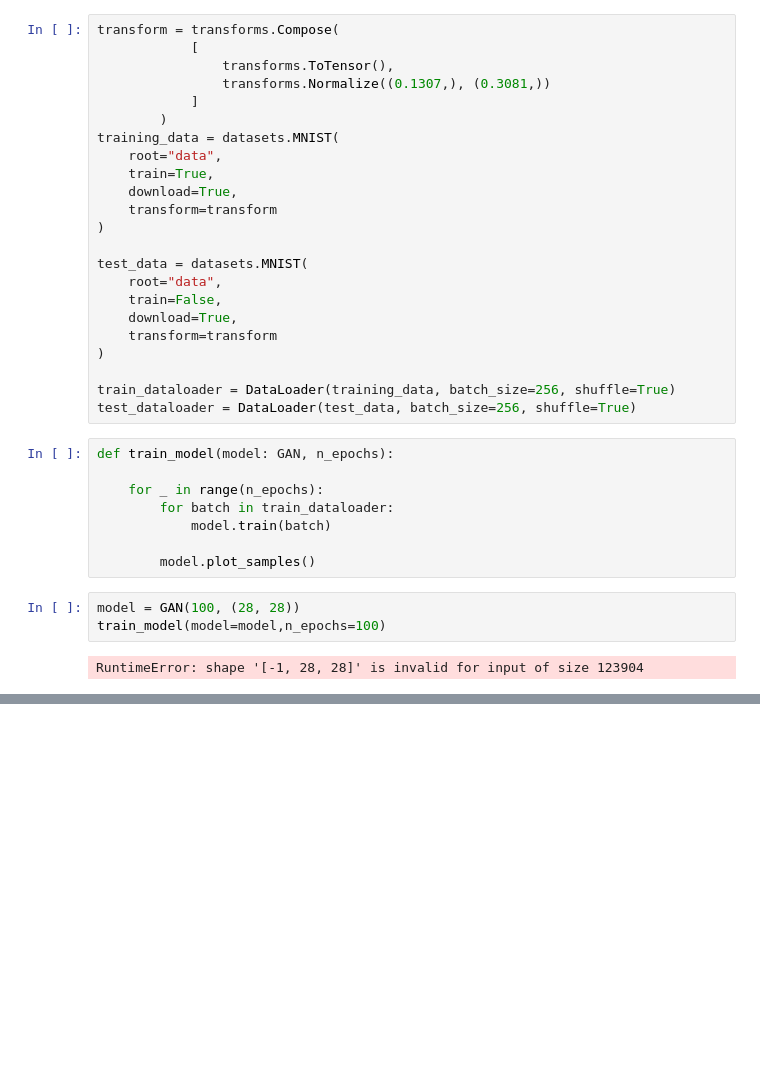
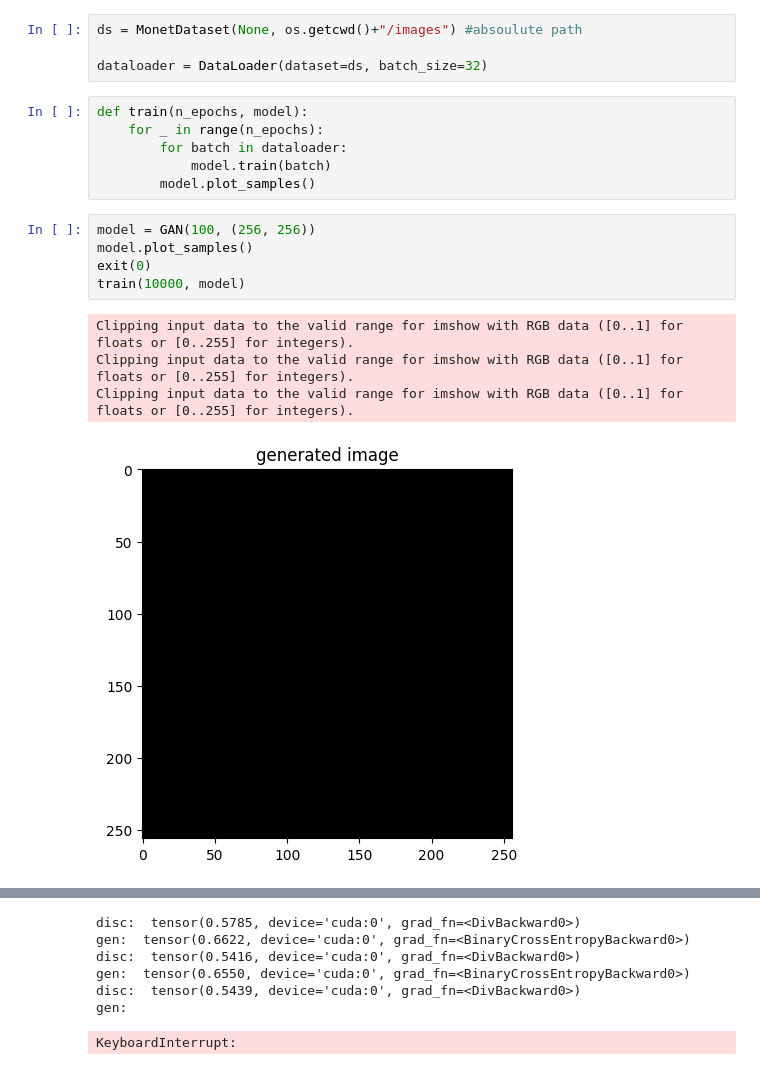
Before and after one commit to tymqsz/GANs, a Jupyter notebook: train.ipynb, the cells around one changed output, grey strips where cells are left out. Saved outputs shown, nothing was run; the diff lists cells and outputs as text; blank space fills up the shorter version.

```diff
--- a/train.ipynb
+++ b/train.ipynb
@@ -8,36 +11,20 @@ from GAN import GAN
-# %%
-transform = transforms.Compose(
-            [
-                transforms.ToTensor(),
-                transforms.Normalize((0.1307,), (0.3081,))
-            ]
-        )
-training_data = datasets.MNIST(
-    root="data",
-    train=True,
-    download=True,
-    transform=transform
-)
-
-test_data = datasets.MNIST(
-    root="data",
-    train=False,
-    download=True,
-    transform=transform
-)
-
-train_dataloader = DataLoader(training_data, batch_size=256, shuffle=True)
-test_dataloader = DataLoader(test_data, batch_size=256, shuffle=True)
+# %%
+ds = MonetDataset(None, os.getcwd()+"/images") #absoulute path
+
+dataloader = DataLoader(dataset=ds, batch_size=32)
 # %%
-def train_model(model: GAN, n_epochs):
-
+def train(n_epochs, model):
     for _ in range(n_epochs):
-        for batch in train_dataloader:
+        for batch in dataloader:
             model.train(batch)
-
         model.plot_samples()
 # %%
-model = GAN(100, (28, 28))
-train_model(model=model,n_epochs=100)
+model = GAN(100, (256, 256))
+model.plot_samples()
+exit(0)
+train(10000, model)
 # %% [output]
-RuntimeError: shape '[-1, 28, 28]' is invalid for input of size 123904
+Clipping input data to the valid range for imshow with RGB data ([0..1] for floats or [0..255] for integers).
+Clipping input data to the valid range for imshow with RGB data ([0..1] for floats or [0..255] for integers).
+Clipping input data to the valid range for imshow with RGB data ([0..1] for floats or [0..255] for integers).
+[figure, added]
@@ -43,0 +33,7 @@ RuntimeError: shape '[-1, 28, 28]' is invalid for input of size 123904
+disc:  tensor(0.5785, device='cuda:0', grad_fn=<DivBackward0>)
+gen:  tensor(0.6622, device='cuda:0', grad_fn=<BinaryCrossEntropyBackward0>)
+disc:  tensor(0.5416, device='cuda:0', grad_fn=<DivBackward0>)
+gen:  tensor(0.6550, device='cuda:0', grad_fn=<BinaryCrossEntropyBackward0>)
+disc:  tensor(0.5439, device='cuda:0', grad_fn=<DivBackward0>)
+gen:
+KeyboardInterrupt:
```
Also changed, not shown: parts of 2 cells of this notebook, 5 other files.
